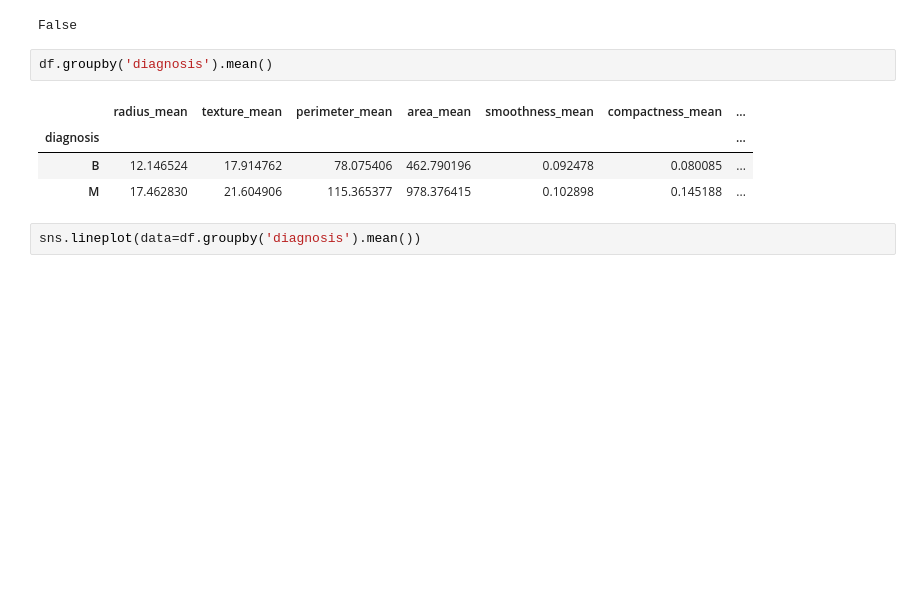
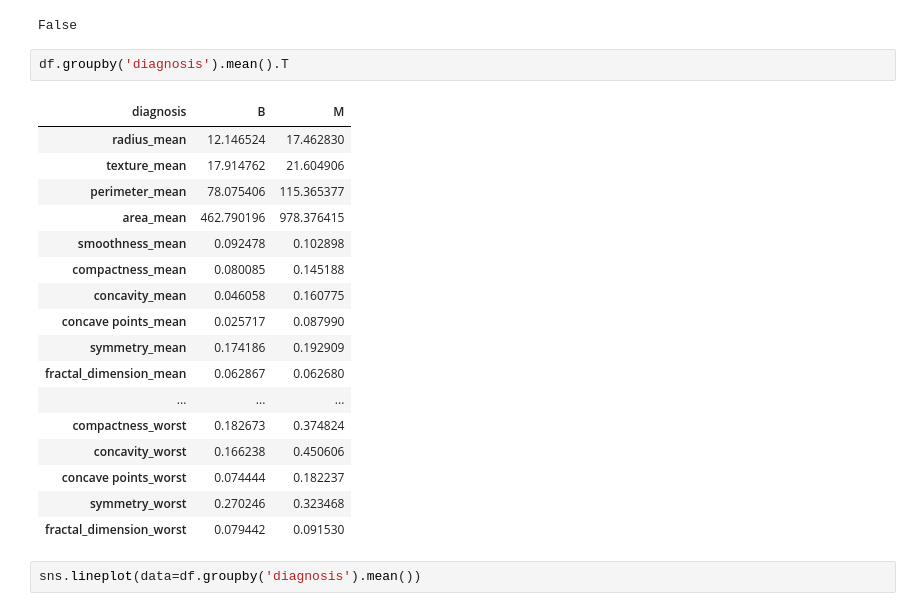
Before and after one commit to nmzaki/OTUS_ML_042024, a Jupyter notebook: homework-6/homework_6.ipynb, the cells around one changed output. Saved outputs shown, nothing was run; the diff lists cells and outputs as text; blank space fills up the shorter version.

```diff
--- a/homework-6/homework_6.ipynb
+++ b/homework-6/homework_6.ipynb
@@ -63,12 +70,25 @@ df.empty
 # %% [output]
 False
 # %%
-df.groupby('diagnosis').mean()
+df.groupby('diagnosis').mean().T
 # %% [output]
-|  | radius_mean | texture_mean | perimeter_mean | area_mean | smoothness_mean | compactness_mean | ... |
-| diagnosis |  |  |  |  |  |  | ... |
-| B | 12.146524 | 17.914762 | 78.075406 | 462.790196 | 0.092478 | 0.080085 | ... |
-| M | 17.462830 | 21.604906 | 115.365377 | 978.376415 | 0.102898 | 0.145188 | ... |
+| diagnosis | B | M |
+| radius_mean | 12.146524 | 17.462830 |
+| texture_mean | 17.914762 | 21.604906 |
+| perimeter_mean | 78.075406 | 115.365377 |
+| area_mean | 462.790196 | 978.376415 |
+| smoothness_mean | 0.092478 | 0.102898 |
+| compactness_mean | 0.080085 | 0.145188 |
+| concavity_mean | 0.046058 | 0.160775 |
+| concave points_mean | 0.025717 | 0.087990 |
+| symmetry_mean | 0.174186 | 0.192909 |
+| fractal_dimension_mean | 0.062867 | 0.062680 |
+| ... | ... | ... |
+| compactness_worst | 0.182673 | 0.374824 |
+| concavity_worst | 0.166238 | 0.450606 |
+| concave points_worst | 0.074444 | 0.182237 |
+| symmetry_worst | 0.270246 | 0.323468 |
+| fractal_dimension_worst | 0.079442 | 0.091530 |
 # %%
 sns.lineplot(data=df.groupby('diagnosis').mean())
 # %% [output]
```
Also changed, not shown: parts of 7 cells of this notebook.
